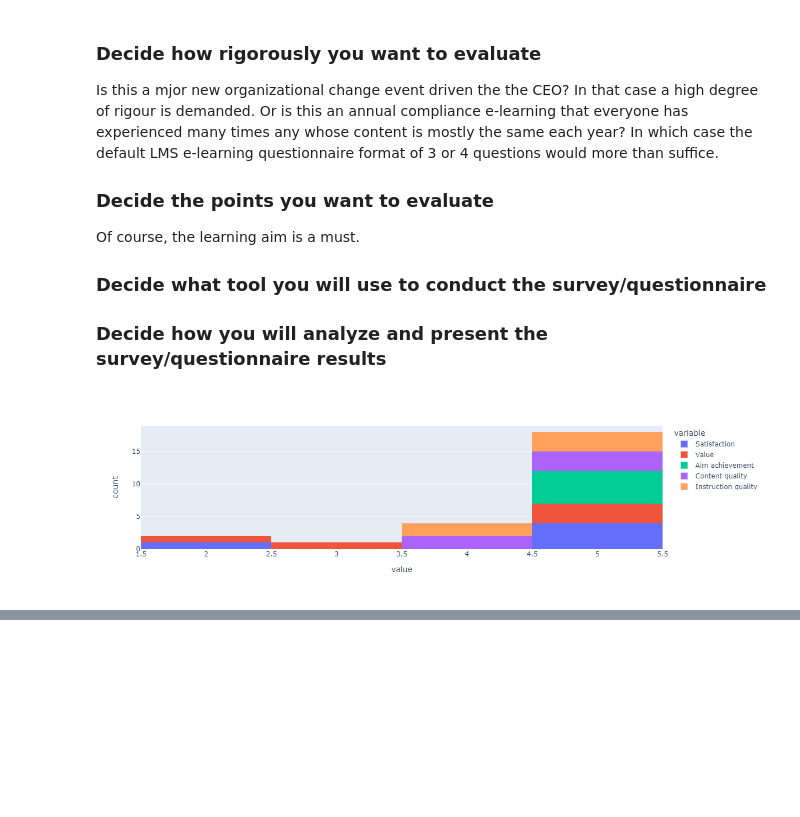
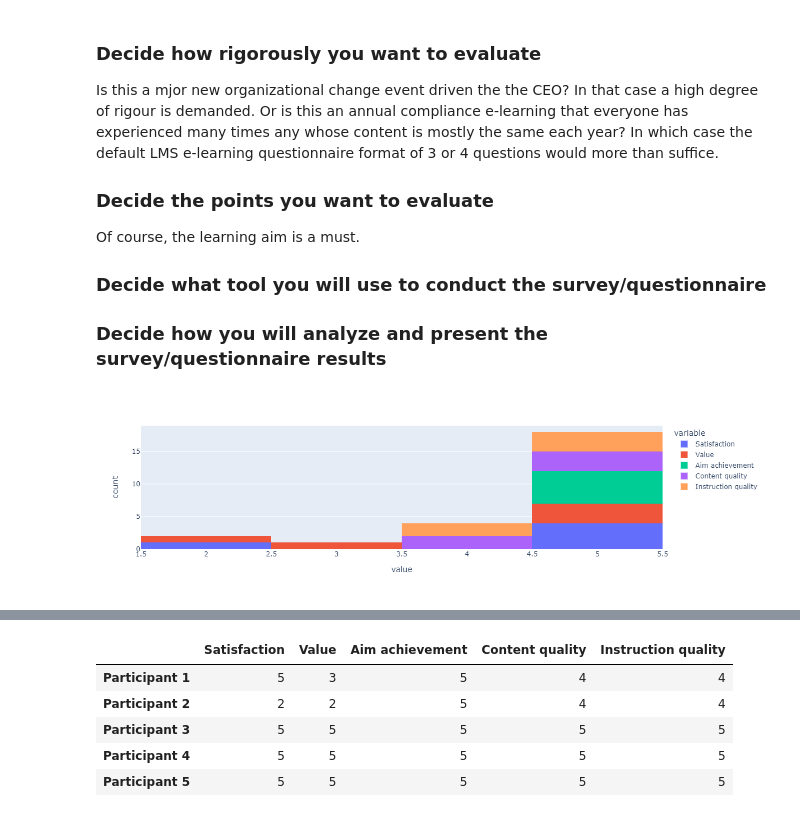
Before and after one commit to mdawso04/organization-development, a Jupyter notebook: _sources/part02/chapter01/top.ipynb, the cells around one changed output, grey strips where cells are left out. Saved outputs shown, nothing was run; the diff lists cells and outputs as text; code cells hidden in the pictures; blank space fills up the shorter version.

```diff
--- a/_sources/part02/chapter01/top.ipynb
+++ b/_sources/part02/chapter01/top.ipynb
@@ -69,8 +69,8 @@ df = pd.DataFrame(data, columns = ['Satisfaction', 'Value', 'Aim achievement', '
                  index = ['Participant 1', 'Participant 2', 'Participant 3', 'Participant 4', 'Participant 5'])
 plot = px.histogram(df)
 
-glue("plot", display(plot), display=False)
-glue("df", df, display=False)
+glue("plot", plot)
+glue("df", df)
 
 #plot.show()
 # %% [output]
@@ -79,3 +78,9 @@ glue("df", df, display=False)
+|  | Satisfaction | Value | Aim achievement | Content quality | Instruction quality |
+| Participant 1 | 5 | 3 | 5 | 4 | 4 |
+| Participant 2 | 2 | 2 | 5 | 4 | 4 |
+| Participant 3 | 5 | 5 | 5 | 5 | 5 |
+| Participant 4 | 5 | 5 | 5 | 5 | 5 |
+| Participant 5 | 5 | 5 | 5 | 5 | 5 |
 # %% [markdown]
 # Examples
 
```
Also changed, not shown: parts of 2 cells of this notebook, 3 other files.
